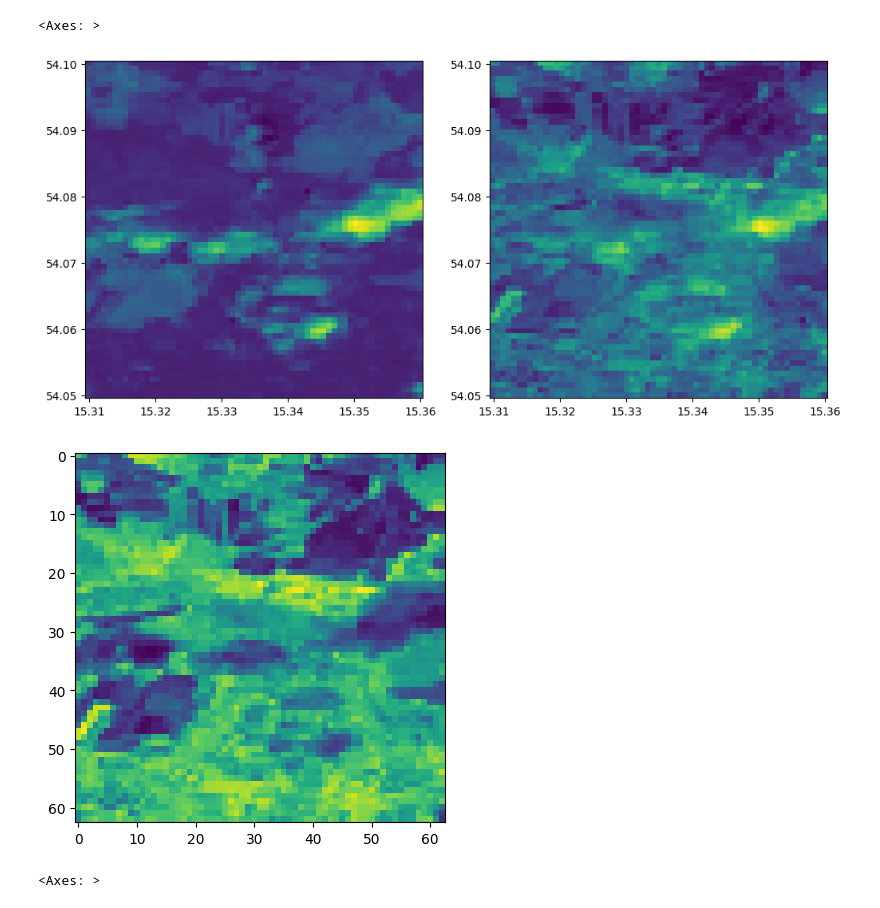
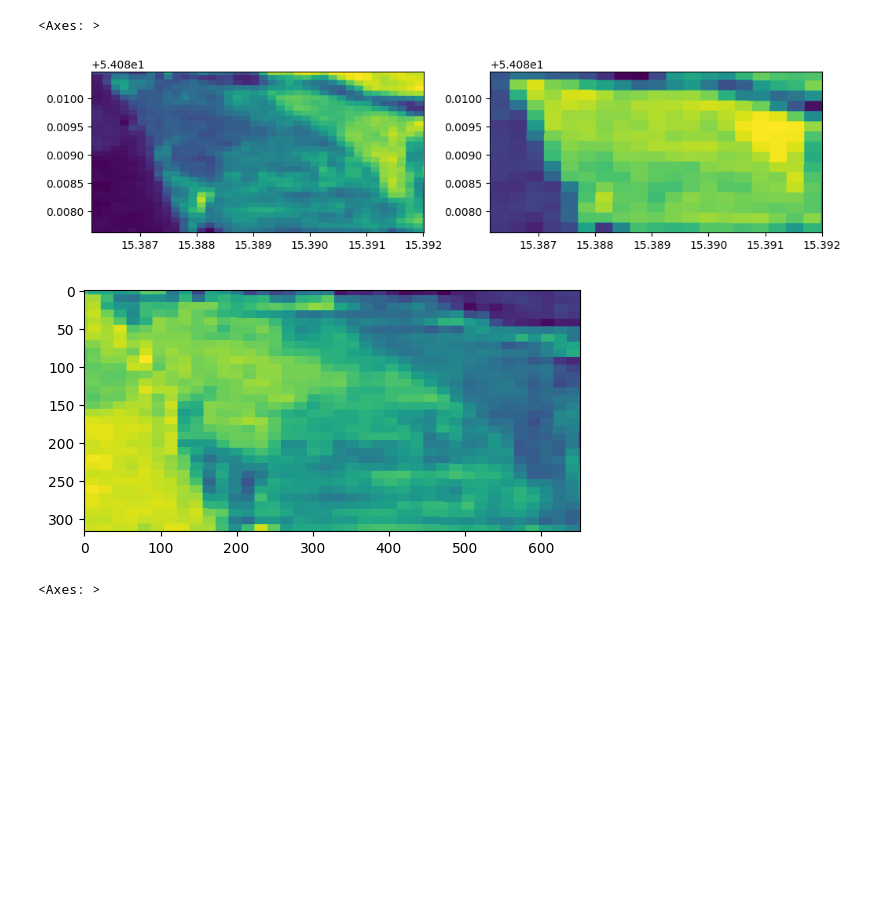
Before and after one commit to PawelSenko/NDVI_calculate, a Jupyter notebook: ndvi.ipynb, the cells around one changed output. Drawn from its saved outputs; the diff is of its cells as text; code cells hidden in the pictures; blank space fills up the shorter version.

Commit message:
add new image from Sentinel

```diff
--- a/ndvi.ipynb
+++ b/ndvi.ipynb
@@ -5,18 +5,18 @@ import numpy as np
 import matplotlib.pyplot as plt
 from matplotlib.colors import ListedColormap
 # %%
-band_red = rasterio.open('mapa_new_red.SR_B4.tif')
-band_nir  = rasterio.open('mapa_new_red.SR_B5.tif')
+band_red = rasterio.open('./mapa_sentinel/mapa_new_sentinel.B4.tif')
+band_nir  = rasterio.open('./mapa_sentinel/mapa_new_sentinel.B5.tif')
 
 band_nir.crs
 #show(band_red)
 
 fig,(ax1,ax2) = plt.subplots(1,2, figsize=(12,6))
 show(band_red,ax=ax1)
 show(band_nir,ax=ax2)
 # %% [output]
 <Axes: >
-[figure, old version]
+[figure, new version]
 # %%
 red = band_red.read(1).astype('float64')
 nir = band_nir.read(1).astype('float64')
@@ -27,7 +27,7 @@ ndvi = (nir-red)/(nir+red)
 
 show(ndvi)
 # %% [output]
-[figure, old version]
+[figure, new version]
 <Axes: >
 # %%
 # Write to TIFF
```
Also changed, not shown: parts of 2 cells of this notebook, 30 other files.
